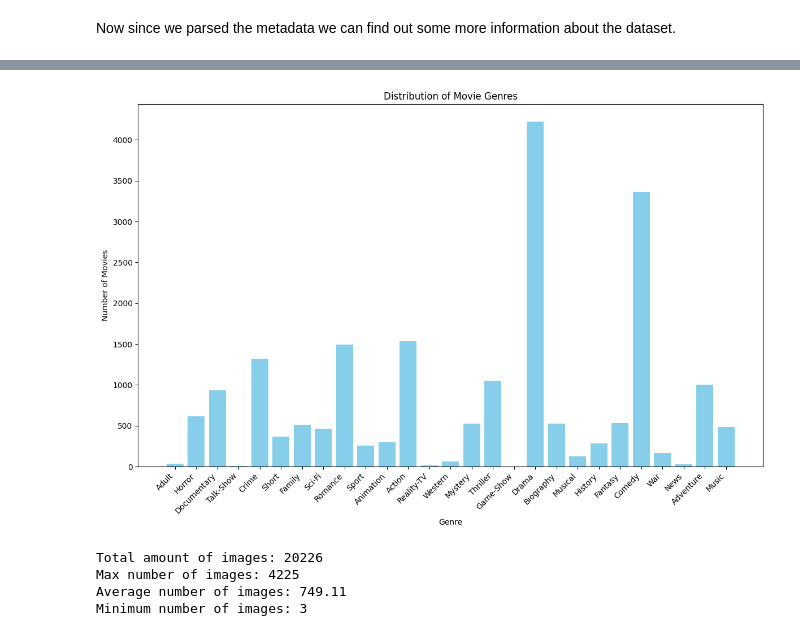
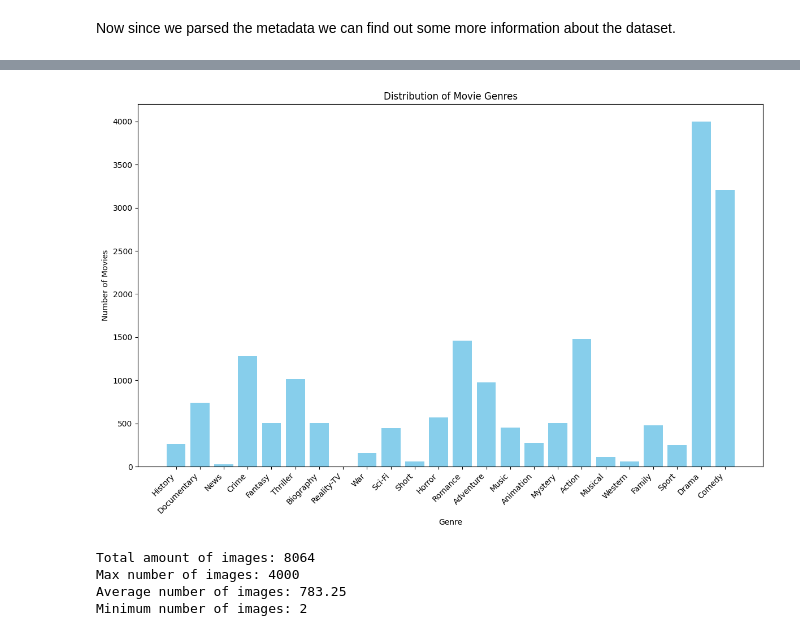
Before and after one commit to DavidOut03/Deeplearning-assignments, a Jupyter notebook: Assignment2 - Movie Poster Genre Classification/2.1_introduction.ipynb, the cells around one changed output, grey strips where cells are left out. Drawn from its saved outputs; the diff is of its cells as text; code cells hidden in the pictures.

```diff
--- a/Assignment2 - Movie Poster Genre Classification/2.1_introduction.ipynb
+++ b/Assignment2 - Movie Poster Genre Classification/2.1_introduction.ipynb
@@ -69,0 +11,6 @@ movies
+# %%
+import pandas as pd
+
+dataset = pd.read_excel('./data/data.xlsx')
+print(dataset.shape)
+dataset
@@ -70,2 +85,14 @@ movies
 # %% [markdown]
 Now since we parsed the metadata we can find out some more information about the dataset.
+# %%
+unique_genres = set()
+
+for movie_genres in dataset['genre']:
+    if not movie_genres or  isinstance(movie_genres, float):
+        continue
+    movie_genres = movie_genres.split(',')
+    for genre in movie_genres:
+        unique_genres.add(genre.strip())
+
+unique_genres = list(unique_genres)
+unique_genres
@@ -72,33 +117,34 @@ Now since we parsed the metadata we can find out some more information about the
 # %%
 import matplotlib.pyplot as plt
 
-unique_genres = list(set([genre for movie in movies['Genre'] for genre in movie.split(', ') if genre != 'N/A']))
 genres_count = {genre: 0 for genre in unique_genres}
 
 # Count occurrences of each genre
-for movie_genres in movies['Genre']:
-    for genre in unique_genres:
-        if genre in movie_genres:
-            genres_count[genre] += 1
+for movie_genres in dataset['genre']:
+    if isinstance(movie_genres, str):
+        for genre in unique_genres:
+            if genre in movie_genres:
+                genres_count[genre] += 1
+
 
 # Create the bar chart
 plt.figure(figsize=(12, 8))
 plt.bar(genres_count.keys(), genres_count.values(), color='skyblue')
 plt.xlabel('Genre')
 plt.ylabel('Number of Movies')
 plt.title('Distribution of Movie Genres')
 plt.xticks(rotation=45, ha='right')
 plt.tight_layout()
 plt.show()
 
 
-print(f"Total amount of images: {sum(genres_count.values())}")
+print(f"Total amount of images: {len(dataset)}")
 print(f"Max number of images: {max(genres_count.values())}")
 print(f"Average number of images: {sum(genres_count.values()) / len(genres_count):.2f}")
 print(f"Minimum number of images: {min(genres_count.values())}")
 # %% [output]
-[figure, old version]
+[figure, new version]
-Total amount of images: 20226
-Max number of images: 4225
-Average number of images: 749.11
-Minimum number of images: 3
+Total amount of images: 8064
+Max number of images: 4000
+Average number of images: 783.25
+Minimum number of images: 2
```
Also changed, not shown: parts of 17 cells of this notebook, 7 other files.
